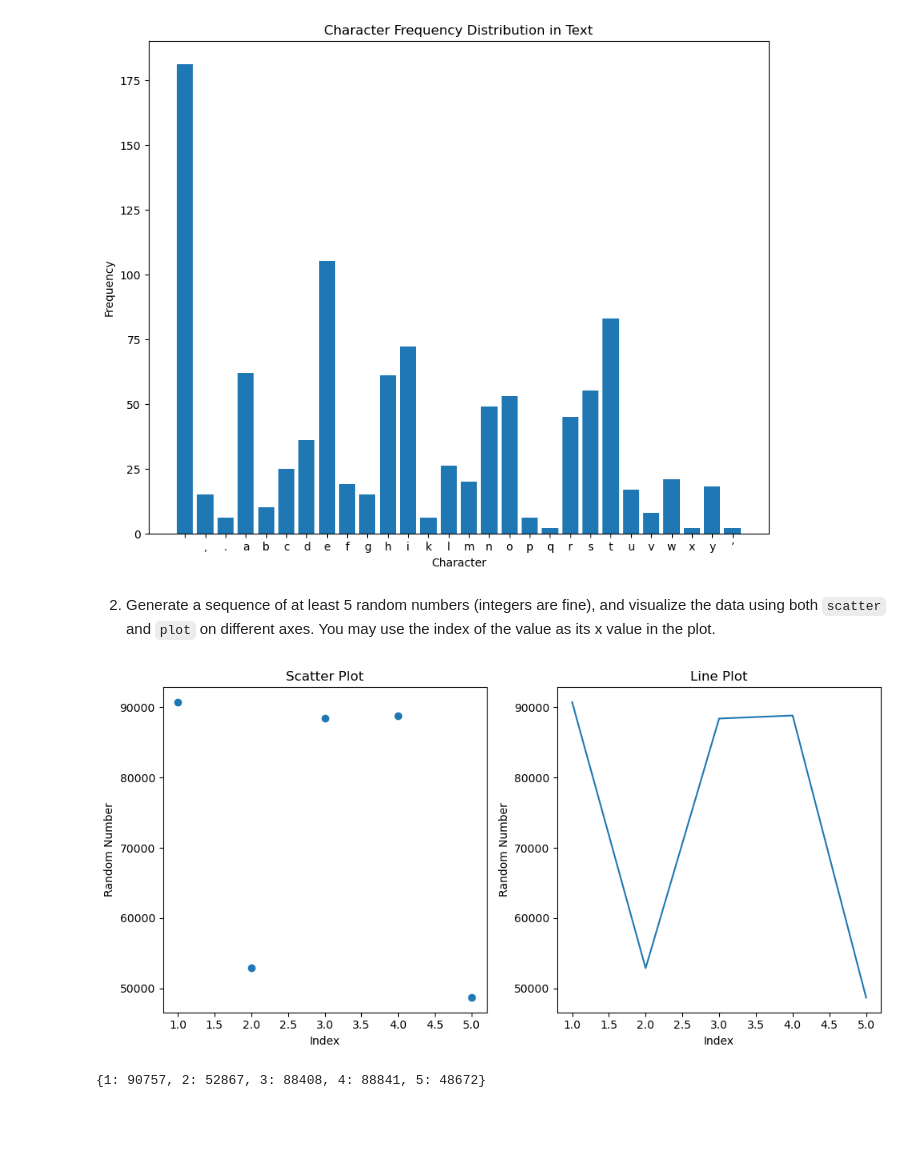
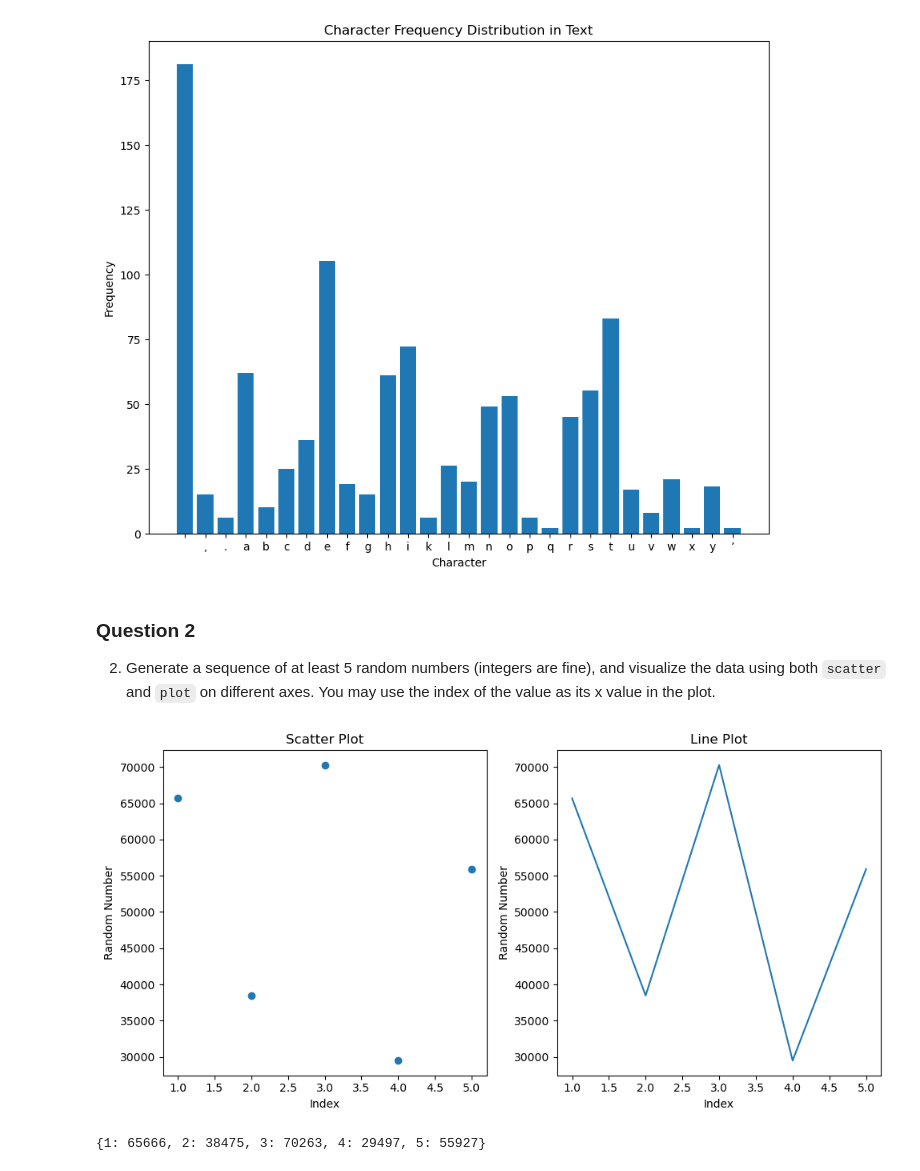
Before and after one commit to jrandl/pyplot, a Jupyter notebook: pyplot.ipynb, the cells around one changed output. Drawn from its saved outputs; the diff is of its cells as text; code cells hidden in the pictures; blank space fills up the shorter version.

```diff
--- a/pyplot.ipynb
+++ b/pyplot.ipynb
@@ -75,37 +80,38 @@ plt.show()
 # %% [output]
 [figure]
 # %% [markdown]
+### Question 2
 2. Generate a sequence of at least 5 random numbers (integers are fine), and visualize the data using both `scatter` and `plot` on different axes.  You may use the index of the value as its x value in the plot.
 # %%
 import random
 import matplotlib.pyplot as plt
 
 numbers = {}
 
 for value in range(1, 6):
-    numbers.setdefault(value, random.randrange(1,100000))
+    numbers[value] = random.randrange(1, 100000)
 
 numbers_list = sorted(numbers.items())
 
 x, y = zip(*numbers_list)
 
 fig, (ax1, ax2) = plt.subplots(1, 2, figsize=(10, 5))
 
 ax1.scatter(x, y)
 ax1.set_title('Scatter Plot')
 ax1.set_xlabel('Index')
 ax1.set_ylabel('Random Number')
 
 ax2.plot(x, y)
 ax2.set_title('Line Plot')
 ax2.set_xlabel('Index')
 ax2.set_ylabel('Random Number')
 
 plt.tight_layout()
 plt.show()
 
 print(numbers)
 # %% [output]
-[figure, old version]
+[figure, new version]
-{1: 90757, 2: 52867, 3: 88408, 4: 88841, 5: 48672}
+{1: 65666, 2: 38475, 3: 70263, 4: 29497, 5: 55927}
 # %% [markdown]
```
Also changed, not shown: parts of 7 cells of this notebook, 2 other files.
